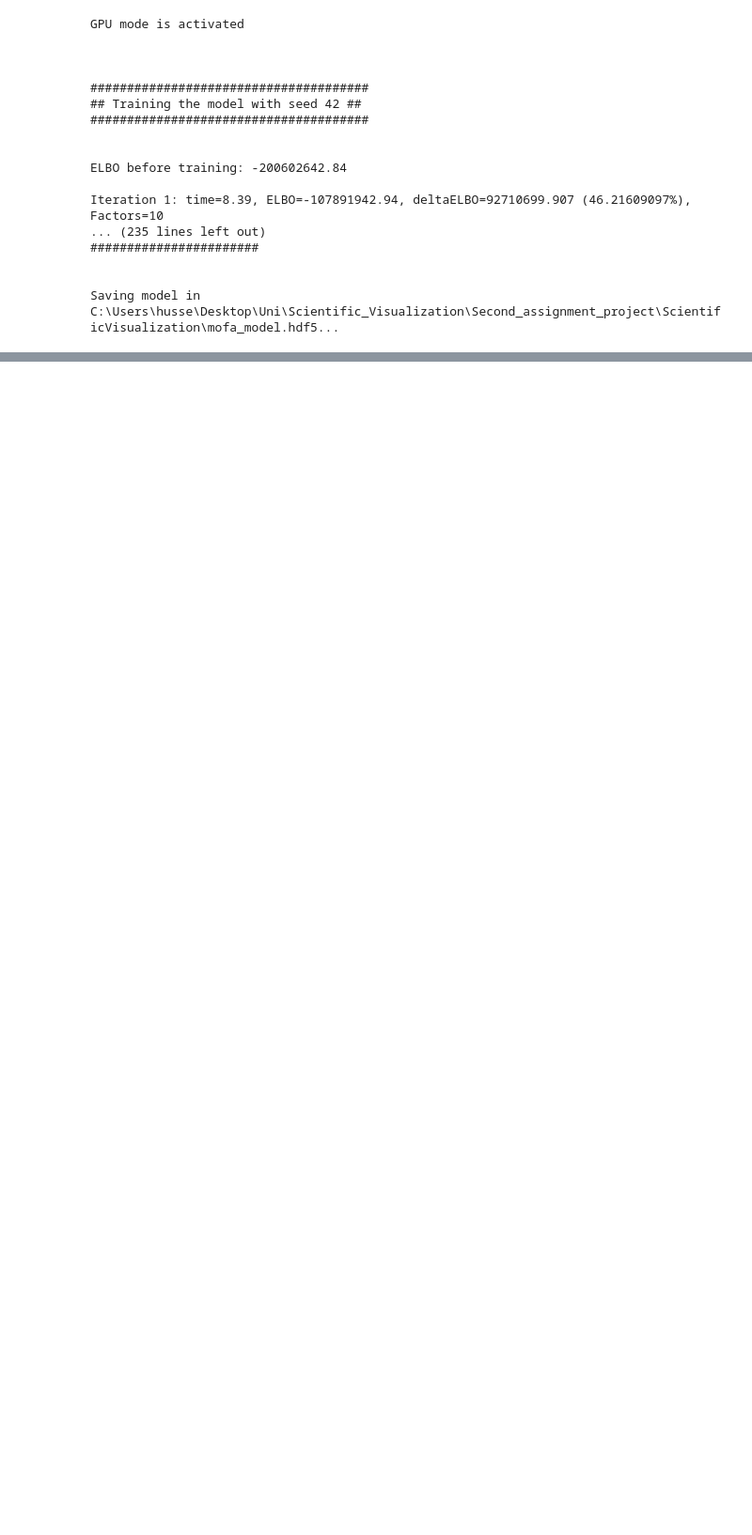
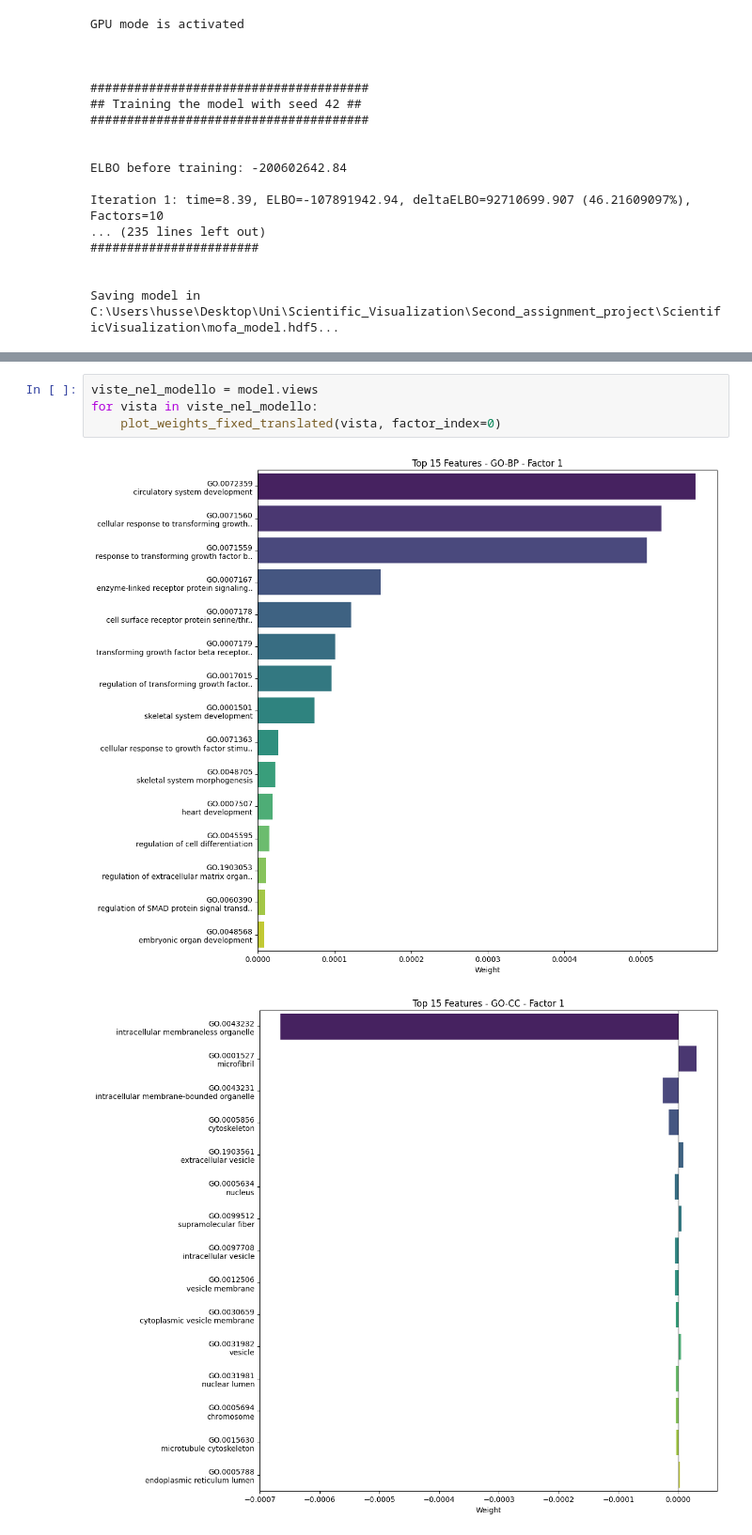
Before and after one commit to GuerineHoussem/ScientificVisualization, a Jupyter notebook: pipeline.ipynb, the cells around one changed output, grey strips where cells are left out. Shown at 94% size. Drawn from its saved outputs; the diff is of its cells as text; blank space fills up the shorter version.

```diff
--- a/pipeline.ipynb
+++ b/pipeline.ipynb
@@ -356,0 +514,7 @@ Prime righe del dataframe R2:
+# %%
+viste_nel_modello = model.views
+for vista in viste_nel_modello:
+    plot_weights_fixed_translated(vista, factor_index=0)
+# %% [output]
+[figure, added]
+[figure, added]
```
Also changed, not shown: parts of 13 cells of this notebook, 12 other files.
